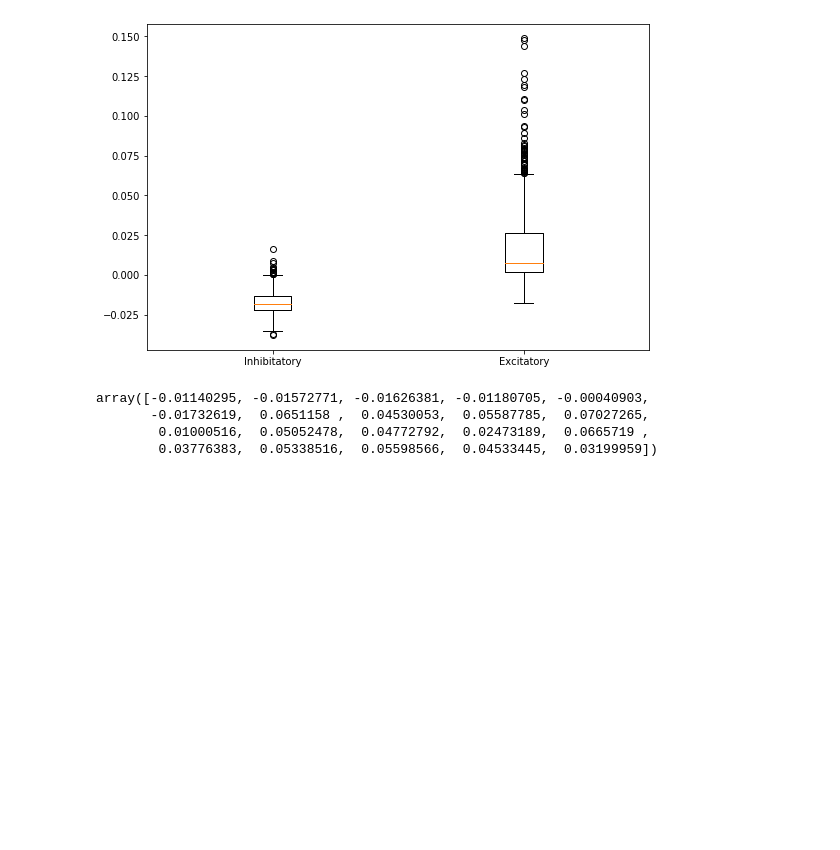
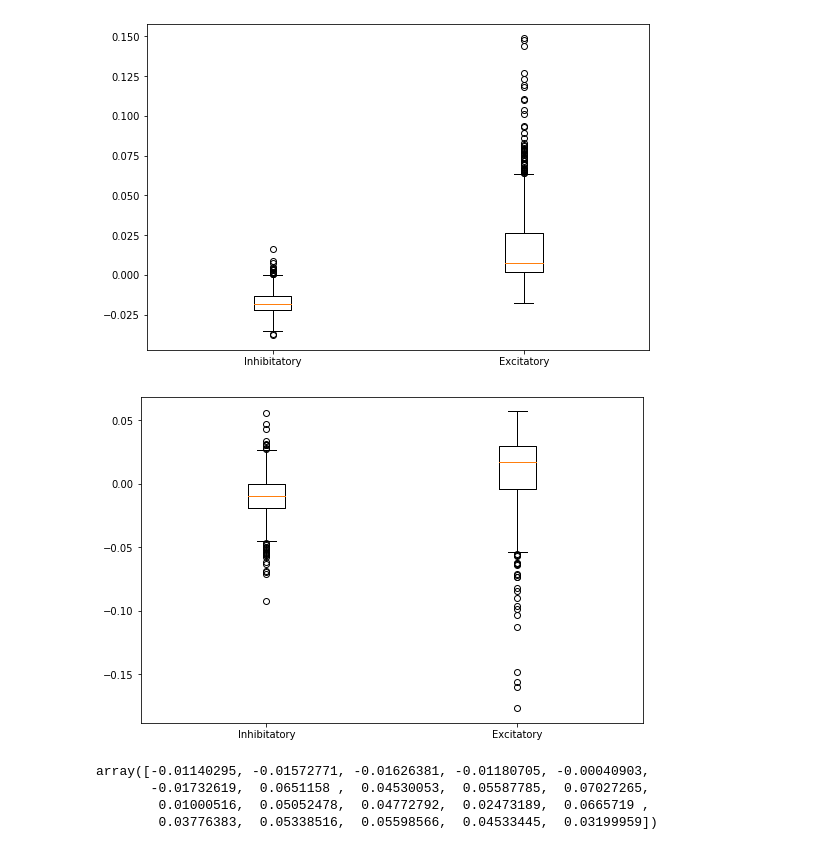
Before and after one commit to miholjcicmarko/DataScienceBME6900Project, a Jupyter notebook: alan brain atlas data/reading mouse VC data.ipynb, the cells around one changed output. Saved outputs shown, nothing was run; the diff lists cells and outputs as text; code cells hidden in the pictures; blank space fills up the shorter version.

```diff
--- a/alan brain atlas data/reading mouse VC data.ipynb
+++ b/alan brain atlas data/reading mouse VC data.ipynb
@@ -561,3 +524,10 @@ excit = v4[756:1516]
 stats.mannwhitneyu(inhib,excit)
 # %% [output]
 MannwhitneyuResult(statistic=8257.0, pvalue=3.210550053086477e-235)
+# %%
+v6 = dns_VT[6,:]
+
+inhib6 = v6[0:755]
+excit6 = v6[756:1516]
+
+stats.mannwhitneyu(inhib6,excit6)
@@ -575,6 +547,20 @@ bp = ax.boxplot(lists)
 ax = ax.set_xticklabels(['Inhibitatory', 'Excitatory'])
 # %% [output]
 [figure]
+# %%
+lists6 = [inhib6,excit6]
+
+fig = plt.figure(1, figsize=(9, 6))
+
+# Create an axes instance
+ax = fig.add_subplot(111)
+
+# Create the boxplot
+bp = ax.boxplot(lists6)
+
+ax = ax.set_xticklabels(['Inhibitatory', 'Excitatory'])
+# %% [output]
+[figure, added]
 # %%
 v4 = dns_VT[4,:]
 
```
Also changed, not shown: parts of 28 cells of this notebook, 3 other files.
